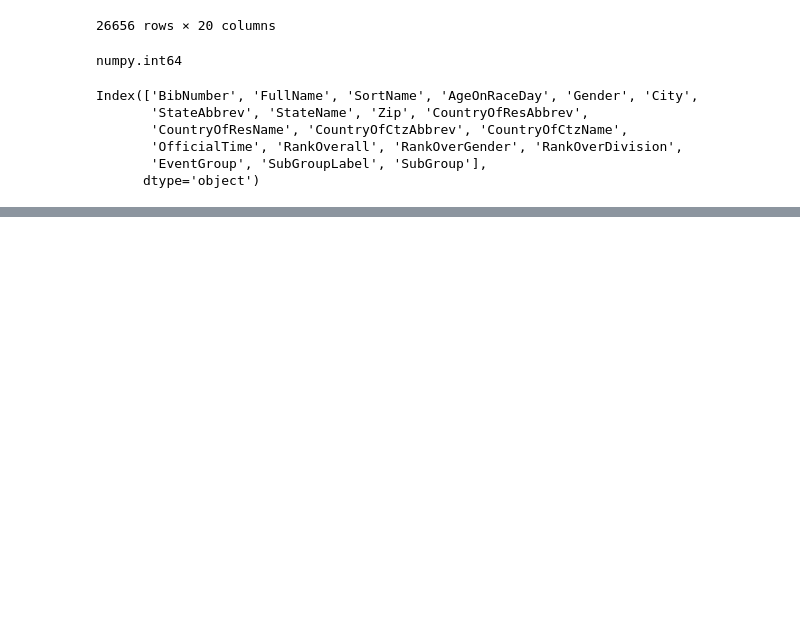
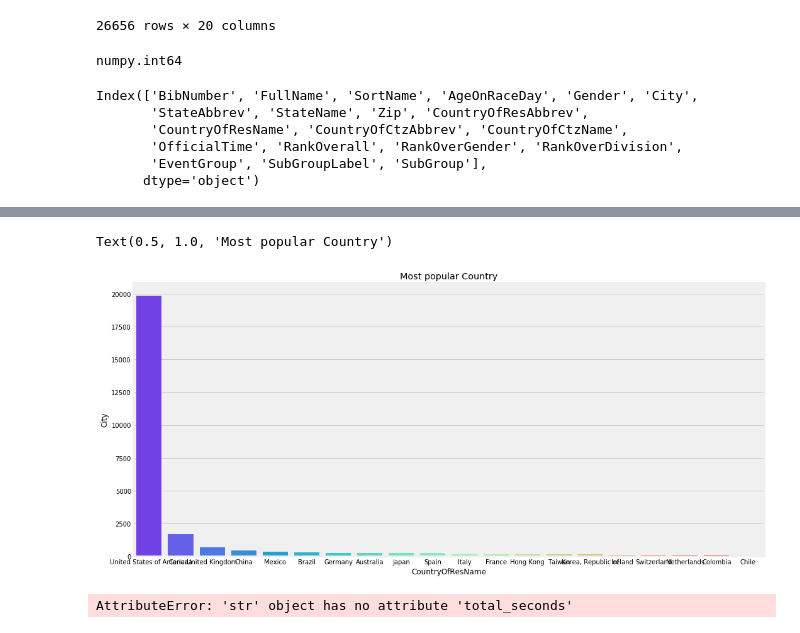
Before and after one commit to tlplus/An-Analysis-of-the-Boston-Marathon-2019, a Jupyter notebook: An Analysis of The Boston Marathon 2019.ipynb, the cells around one changed output, grey strips where cells are left out. Cells and saved outputs as stored; diff of their text form; code cells hidden in the pictures; blank space fills up the shorter version.

```diff
--- a/An Analysis of The Boston Marathon 2019.ipynb
+++ b/An Analysis of The Boston Marathon 2019.ipynb
@@ -54,0 +55,14 @@ sns.countplot('AgeOnRaceDay', data = df, hue = 'Gender')
+# %%
+p = df.groupby('CountryOfResName').count()['City'].sort_values(ascending=False).head(20)
+q = sns.barplot(p.index, s, palette='rainbow')
+q.figure.set_size_inches(16,8)
+q.set_title("Most popular Country")
+# %% [output]
+Text(0.5, 1.0, 'Most popular Country')
+[figure, added]
+# %%
+g = sns.boxplot(x='AgeOnRaceDay', y=df['OfficialTime'].apply(lambda x: x.total_seconds()/3600), data=df, palette="coolwarm")
+g.figure.set_size_inches(16,8)
+g.set_title("Distribution of finish times per Age group")
+# %% [output]
+AttributeError: 'str' object has no attribute 'total_seconds'
```
Also changed, not shown: parts of 2 cells of this notebook.
